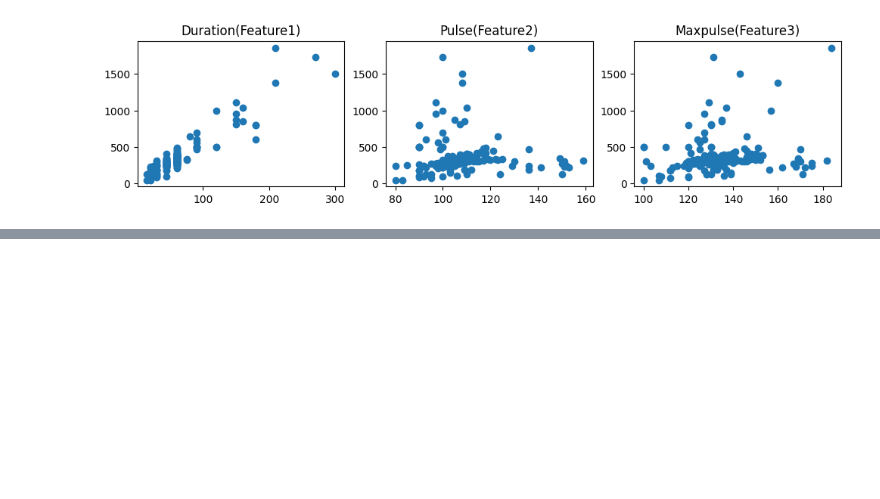
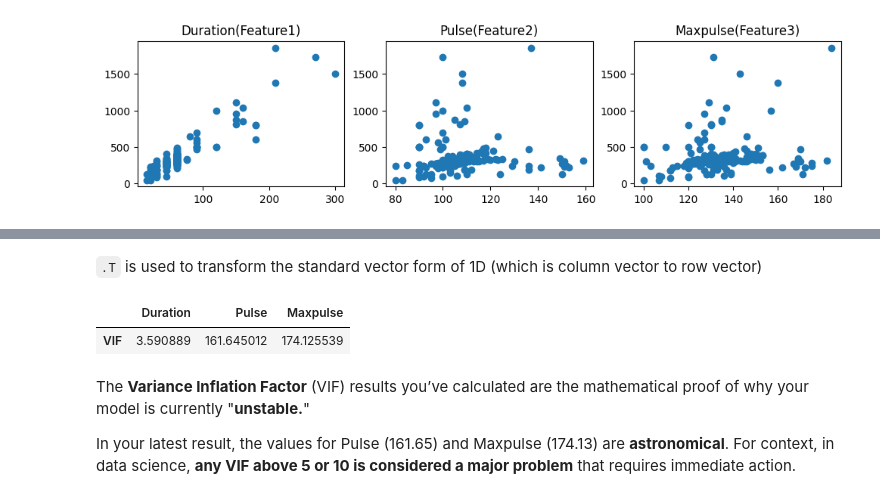
Before and after one commit to OfEarthAndEther/ML_monologues, a Jupyter notebook: Linear_Regression_Self.ipynb, the cells around one changed output, grey strips where cells are left out. Drawn from its saved outputs; the diff is of its cells as text; code cells hidden in the pictures; blank space fills up the shorter version.

```diff
--- a/Linear_Regression_Self.ipynb
+++ b/Linear_Regression_Self.ipynb
@@ -409,0 +440,11 @@ plt.show()
+# %% [markdown]
+`.T` is used to transform the standard vector form of 1D (which is column vector to row vector)
+# %%
+pd.DataFrame(vif, index=df_new.columns[0:3], columns=['VIF']).T
+# %% [output]
+|  | Duration | Pulse | Maxpulse |
+| VIF | 3.590889 | 161.645012 | 174.125539 |
+# %% [markdown]
+The **Variance Inflation Factor** (VIF) results you’ve calculated are the mathematical proof of why your model is currently "**unstable.**"
+
+In your latest result, the values for Pulse (161.65) and Maxpulse (174.13) are **astronomical**. For context, in data science, **any VIF above 5 or 10 is considered a major problem** that requires immediate action.
```
Also changed, not shown: parts of 8 cells of this notebook.
